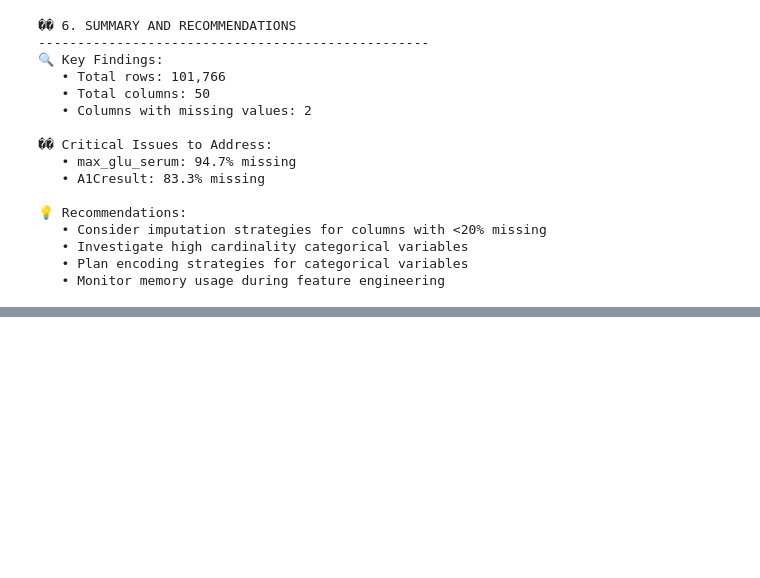
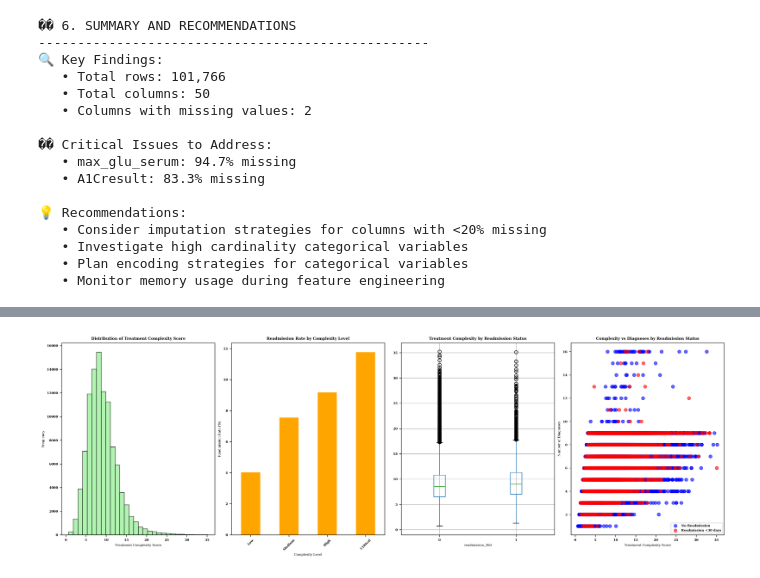
Before and after one commit to Muh76/diabetes-readmission-prediction, a Jupyter notebook: notebooks/01_initial_eda.ipynb, the cells around one changed output, grey strips where cells are left out. Saved outputs shown, nothing was run; the diff lists cells and outputs as text; code cells hidden in the pictures; blank space fills up the shorter version.

```diff
--- a/notebooks/01_initial_eda.ipynb
+++ b/notebooks/01_initial_eda.ipynb
@@ -251,0 +387,79 @@ print("   • Monitor memory usage during feature engineering")
+# %%
+# 💊 TREATMENT COMPLEXITY ANALYSIS
+print("💊 TREATMENT COMPLEXITY ANALYSIS")
+print("=" * 50)
+
+# Create treatment complexity score
+df['treatment_complexity'] = (
+    df['num_procedures'] * 0.3 +
+    df['num_medications'] * 0.4 +
+    df['number_diagnoses'] * 0.3
+)
+
+# Categorize treatment complexity
+df['complexity_level'] = pd.cut(df['treatment_complexity'],
+                               bins=[0, 2, 4, 6, 20],
+                               labels=['Low', 'Medium', 'High', 'Critical'])
+
+# Analyze readmission by treatment complexity
+complexity_analysis = df.groupby(['complexity_level', 'readmission_30d']).size().unstack(fill_value=0)
+complexity_analysis['total'] = complexity_analysis.sum(axis=1)
+complexity_analysis['readmission_rate'] = (complexity_analysis[1] / complexity_analysis['total'] * 100).round(2)
+
+print("Readmission Analysis by Treatment Complexity:")
+print(complexity_analysis)
+
+# Visualize treatment complexity distribution
+plt.figure(figsize=(18, 6))
+
+# Subplot 1: Treatment complexity score distribution
+plt.subplot(1, 4, 1)
+plt.hist(df['treatment_complexity'], bins=30, color='lightgreen', alpha=0.7, edgecolor='black')
+plt.title('Distribution of Treatment Complexity Score', fontweight='bold')
+plt.xlabel('Treatment Complexity Score')
+plt.ylabel('Frequency')
+
+# Subplot 2: Readmission rate by complexity level
+plt.subplot(1, 4, 2)
+complexity_analysis['readmission_rate'].plot(kind='bar', color='orange')
+plt.title('Readmission Rate by Complexity Level', fontweight='bold')
+plt.xlabel('Complexity Level')
+plt.ylabel('Readmission Rate (%)')
+plt.xticks(rotation=45)
+
+# Subplot 3: Box plot of complexity by readmission status
+plt.subplot(1, 4, 3)
+df.boxplot(column='treatment_complexity', by='readmission_30d', ax=plt.gca())
+plt.title('Treatment Complexity by Readmission Status', fontweight='bold')
+plt.suptitle('')  # Remove default title
+
+# Subplot 4: Scatter plot of complexity vs readmission
+plt.subplot(1, 4, 4)
+plt.scatter(df[df['readmission_30d']==0]['treatment_complexity'],
+           df[df['readmission_30d']==0]['number_diagnoses'],
+           alpha=0.6, label='No Readmission', color='blue')
+plt.scatter(df[df['readmission_30d']==1]['treatment_complexity'],
+           df[df['readmission_30d']==1]['number_diagnoses'],
+           alpha=0.6, label='Readmission <30 days', color='red')
+plt.xlabel('Treatment Complexity Score')
+plt.ylabel('Number of Diagnoses')
+plt.title('Complexity vs Diagnoses by Readmission Status', fontweight='bold')
+plt.legend()
+
+plt.tight_layout()
+plt.show()
+
+print(f"\n✅ Treatment complexity analysis completed:")
+print(f"   • Average complexity score: {df['treatment_complexity'].mean():.2f}")
+print(f"   • Complexity range: {df['treatment_complexity'].min():.1f} - {df['treatment_complexity'].max():.1f}")
+print(f"   • Standard deviation: {df['treatment_complexity'].std():.2f}")
+
+# Save complexity analysis for later use
+complexity_summary = {
+    'avg_complexity': df['treatment_complexity'].mean(),
+    'min_complexity': df['treatment_complexity'].min(),
+    'max_complexity': df['treatment_complexity'].max(),
+    'std_complexity': df['treatment_complexity'].std(),
+    'highest_complexity_readmission_rate': complexity_analysis.loc['Critical', 'readmission_rate']
+}
+# %% [output]
@@ -251,0 +475 @@ print("   • Monitor memory usage during feature engineering")
+[figure, added]
```
Also changed, not shown: parts of 7 cells of this notebook.
